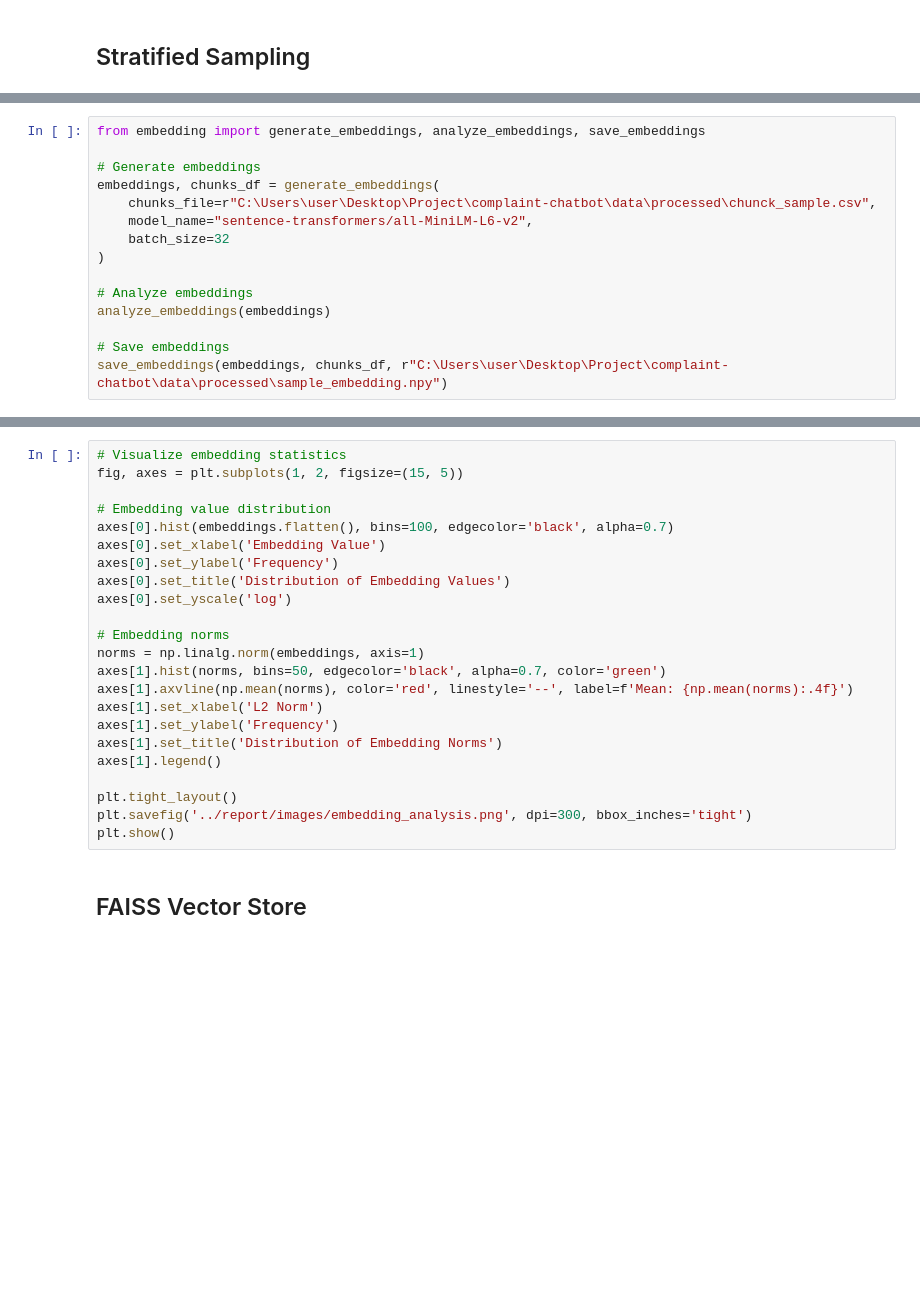
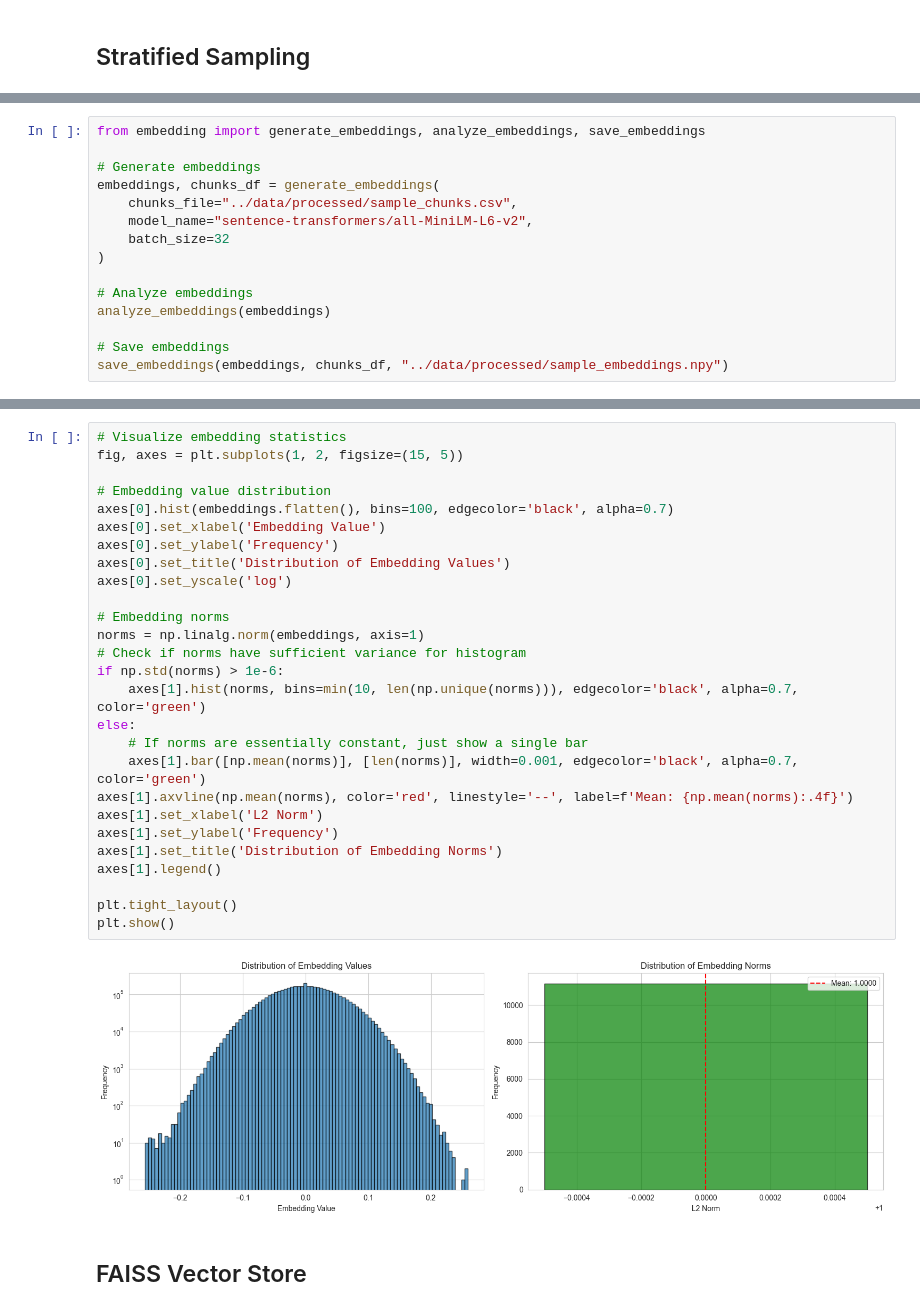
Before and after one commit to Hakima-Muktar/complaint-chatbot, a Jupyter notebook: notebooks/chunking_embedding.ipynb, the cells around one changed output, grey strips where cells are left out. Drawn from its saved outputs; the diff is of its cells as text; blank space fills up the shorter version.

```diff
--- a/notebooks/chunking_embedding.ipynb
+++ b/notebooks/chunking_embedding.ipynb
@@ -129,7 +177,7 @@ from embedding import generate_embeddings, analyze_embeddings, save_embeddings
 
 # Generate embeddings
 embeddings, chunks_df = generate_embeddings(
-    chunks_file=r"C:\Users\user\Desktop\Project\complaint-chatbot\data\processed\chunck_sample.csv",
+    chunks_file="../data/processed/sample_chunks.csv",
     model_name="sentence-transformers/all-MiniLM-L6-v2",
     batch_size=32
 )
@@ -138,4 +186,4 @@ embeddings, chunks_df = generate_embeddings(
 analyze_embeddings(embeddings)
 
 # Save embeddings
-save_embeddings(embeddings, chunks_df, r"C:\Users\user\Desktop\Project\complaint-chatbot\data\processed\sample_embedding.npy")
+save_embeddings(embeddings, chunks_df, "../data/processed/sample_embeddings.npy")
@@ -142,26 +215,32 @@ save_embeddings(embeddings, chunks_df, r"C:\Users\user\Desktop\Project\complaint
 # %%
 # Visualize embedding statistics
 fig, axes = plt.subplots(1, 2, figsize=(15, 5))
 
 # Embedding value distribution
 axes[0].hist(embeddings.flatten(), bins=100, edgecolor='black', alpha=0.7)
 axes[0].set_xlabel('Embedding Value')
 axes[0].set_ylabel('Frequency')
 axes[0].set_title('Distribution of Embedding Values')
 axes[0].set_yscale('log')
 
 # Embedding norms
 norms = np.linalg.norm(embeddings, axis=1)
-axes[1].hist(norms, bins=50, edgecolor='black', alpha=0.7, color='green')
+# Check if norms have sufficient variance for histogram
+if np.std(norms) > 1e-6:
+    axes[1].hist(norms, bins=min(10, len(np.unique(norms))), edgecolor='black', alpha=0.7, color='green')
+else:
+    # If norms are essentially constant, just show a single bar
+    axes[1].bar([np.mean(norms)], [len(norms)], width=0.001, edgecolor='black', alpha=0.7, color='green')
 axes[1].axvline(np.mean(norms), color='red', linestyle='--', label=f'Mean: {np.mean(norms):.4f}')
 axes[1].set_xlabel('L2 Norm')
 axes[1].set_ylabel('Frequency')
 axes[1].set_title('Distribution of Embedding Norms')
 axes[1].legend()
 
 plt.tight_layout()
-plt.savefig('../report/images/embedding_analysis.png', dpi=300, bbox_inches='tight')
 plt.show()
+# %% [output]
+[figure, added]
 # %% [markdown]
 ##  FAISS Vector Store
 # %%
```
Also changed, not shown: parts of 8 cells of this notebook.
